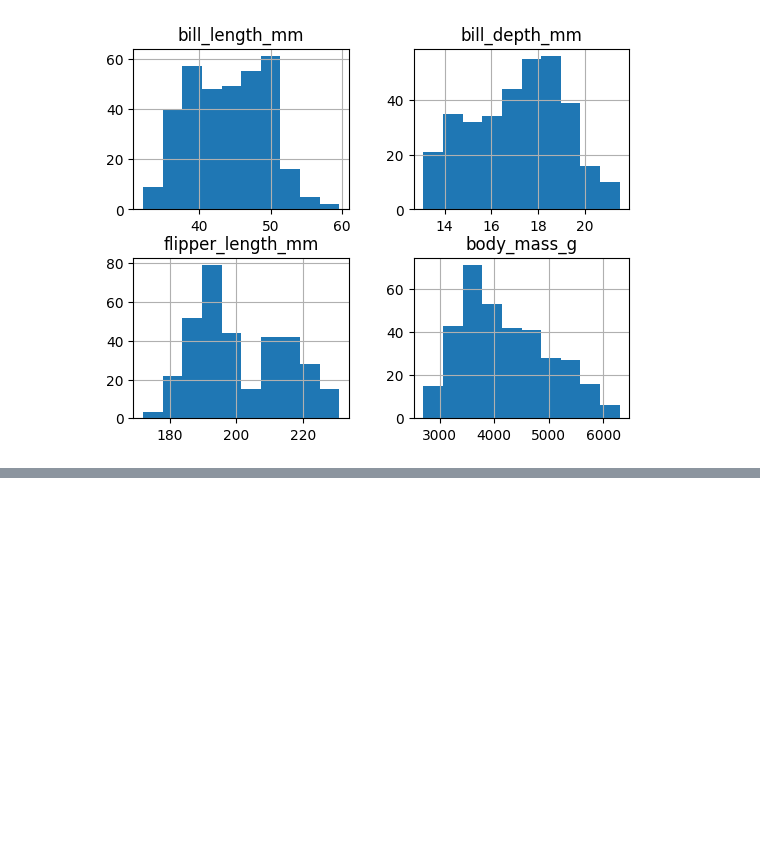
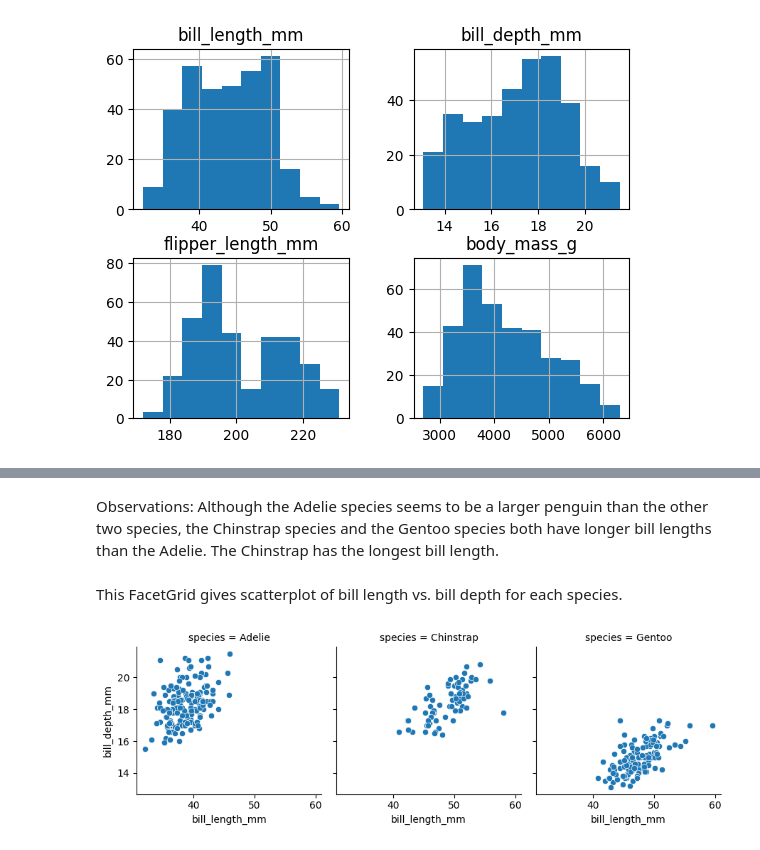
Before and after one commit to LFoster03/foster-06-eda, a Jupyter notebook: foster6_eda.ipynb, the cells around one changed output, grey strips where cells are left out. Drawn from its saved outputs; the diff is of its cells as text; code cells hidden in the pictures; blank space fills up the shorter version.

```diff
--- a/foster6_eda.ipynb
+++ b/foster6_eda.ipynb
@@ -81,0 +123,10 @@ plt.show()
+# %% [markdown]
+Observations: Although the Adelie species seems to be a larger penguin than the other two species, the Chinstrap species and the Gentoo species both have longer bill lengths than the Adelie. The Chinstrap has the longest bill length.
+# %% [markdown]
+This FacetGrid gives scatterplot of bill length vs. bill depth for each species.
+# %%
+g = sns.FacetGrid(penguins, col="species", margin_titles=True)
+g.map(sns.scatterplot, "bill_length_mm", "bill_depth_mm")
+plt.show()
+# %% [output]
+[figure, added]
```
Also changed, not shown: parts of 25 cells of this notebook.
